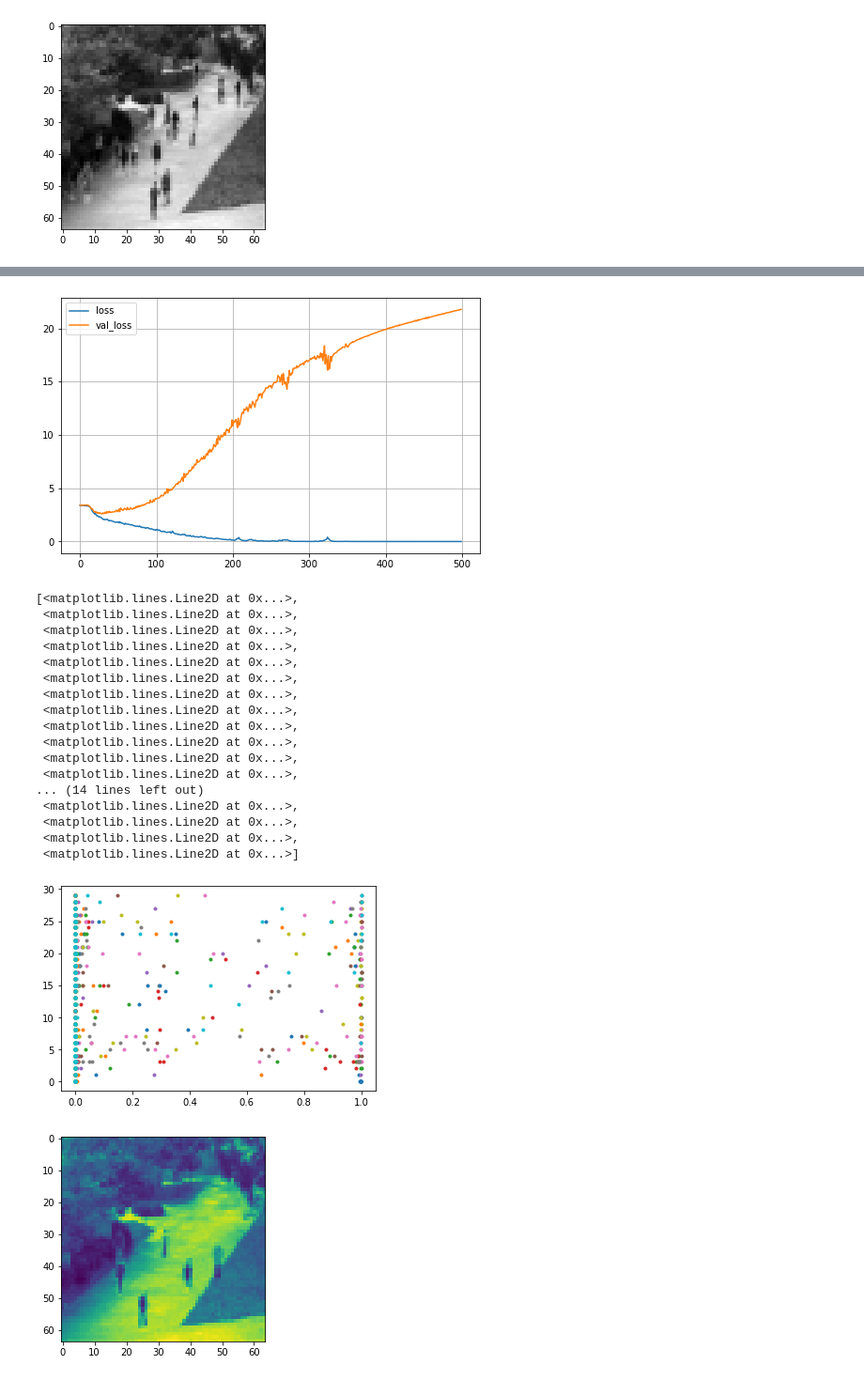
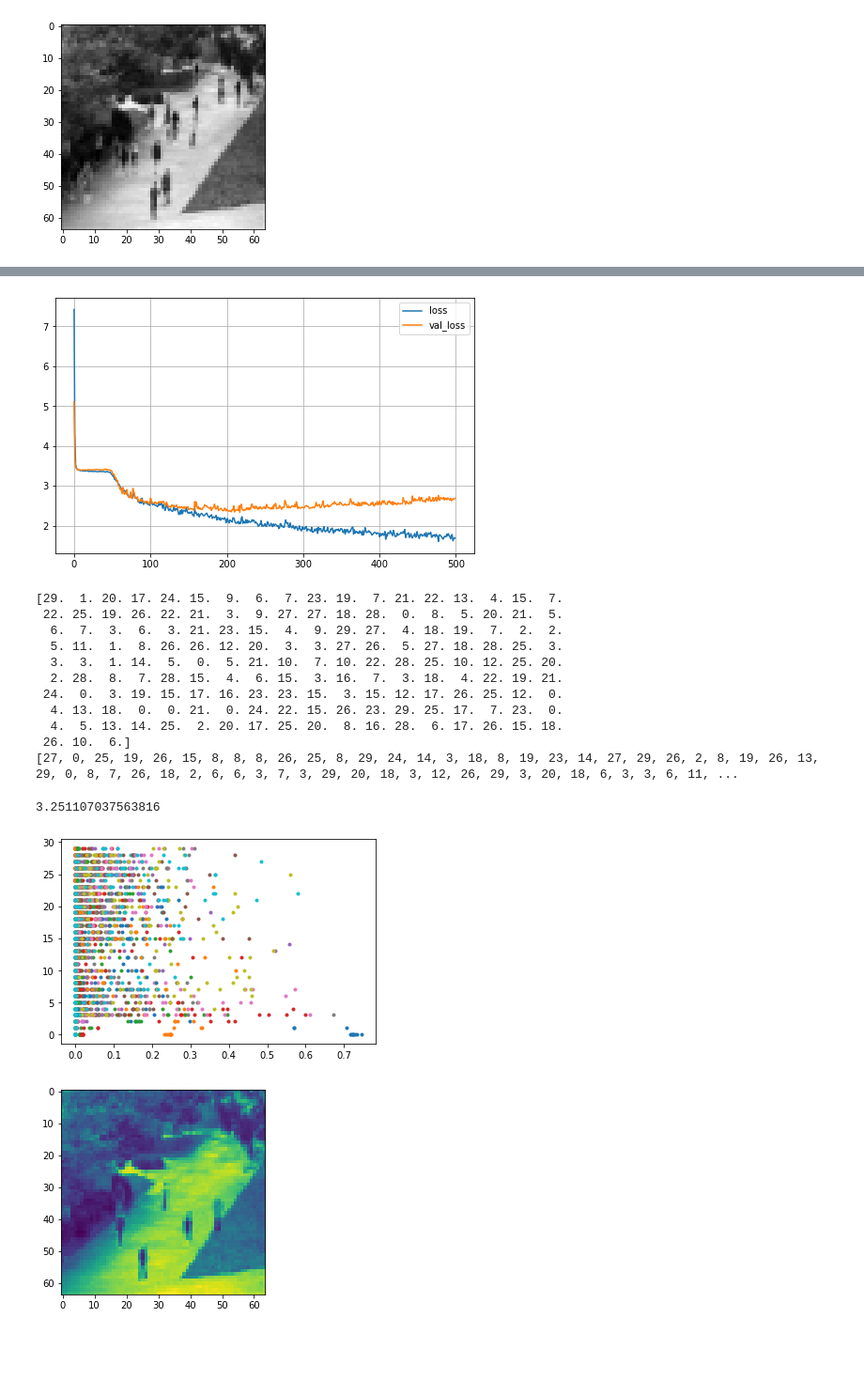
Before and after one commit to paubernabe/Aprenentatge-Automatic, a Jupyter notebook: TEOPR/P5-NN/paubernabe-p5-nn.ipynb, the cells around one changed output, grey strips where cells are left out. Shown at 94% size. Drawn from its saved outputs; the diff is of its cells as text; code cells hidden in the pictures; blank space fills up the shorter version.

```diff
--- a/TEOPR/P5-NN/paubernabe-p5-nn.ipynb
+++ b/TEOPR/P5-NN/paubernabe-p5-nn.ipynb
@@ -77,9 +77,9 @@ keras.backend.clear_session()
 np.random.seed(42)
 tf.random.set_seed(42)
 history = {}
-# %%
-X_train = X_train.reshape(X_train.shape[0], X_train.shape[1], X_train.shape[2], 1)
-X_val = X_val.reshape(X_val.shape[0], X_val.shape[1], X_val.shape[2], 1)
+# %%
+X_train = X_train[..., np.newaxis]
+X_val = X_val[..., np.newaxis]
 # %%
 from functools import partial
 
@@ -88,13 +88,20 @@ DefaultConv2D = partial(keras.layers.Conv2D,
 
 # create the model
 model = keras.models.Sequential([
-    DefaultConv2D(filters=64, kernel_size=3, input_shape=[64, 64, 1]),
+    DefaultConv2D(filters=32, kernel_size=3, input_shape=[64, 64, 1]),
     keras.layers.MaxPooling2D(pool_size=2),
-    DefaultConv2D(filters=128, input_shape=[32, 32, 1]),
+    keras.layers.Dropout(0.2),
+    DefaultConv2D(filters=64),
     keras.layers.MaxPooling2D(pool_size=2),
-    keras.layers.Flatten(input_shape=[16, 16, 1]),
+    keras.layers.Dropout(0.2),
+    DefaultConv2D(filters=128),
+    keras.layers.MaxPooling2D(pool_size=2),
+    keras.layers.Dropout(0.2),
+    keras.layers.Flatten(),
+    keras.layers.Dense(units=64, activation='relu', kernel_regularizer=keras.regularizers.l2(0.05)),
+    keras.layers.Dropout(0.2),
     keras.layers.Dense(units=64, activation='relu'),
-    keras.layers.Dense(units=64, activation='relu'),
+    keras.layers.Dropout(0.2),
     keras.layers.Dense(units=30, activation='softmax')
 ])
 # %%
@@ -161,31 +175,30 @@ plt.grid(True)
 #plt.gca().set_ylim(0.4, 0.8)
 plt.show()
 # %% [output]
-[figure, old version]
+[figure, new version]
 # %%
 y_model1 = model.predict(X_val)
-
 plt.plot(y_model1,y_val,'.')
-#np.sqrt(mean_squared_error(y_model1,y_val))
+print(y_val)
+y_model_output = []
+for i in y_model1:
+    y_model_output.append(np.argmax(i))
+print(y_model_output)
+np.sqrt(mean_squared_error(y_model_output,y_val))
 # %% [output]
-[<matplotlib.lines.Line2D at 0x...>,
- <matplotlib.lines.Line2D at 0x...>,
- <matplotlib.lines.Line2D at 0x...>,
- <matplotlib.lines.Line2D at 0x...>,
- <matplotlib.lines.Line2D at 0x...>,
- <matplotlib.lines.Line2D at 0x...>,
- <matplotlib.lines.Line2D at 0x...>,
- <matplotlib.lines.Line2D at 0x...>,
- <matplotlib.lines.Line2D at 0x...>,
- <matplotlib.lines.Line2D at 0x...>,
- <matplotlib.lines.Line2D at 0x...>,
- <matplotlib.lines.Line2D at 0x...>,
-... (14 lines left out)
- <matplotlib.lines.Line2D at 0x...>,
- <matplotlib.lines.Line2D at 0x...>,
- <matplotlib.lines.Line2D at 0x...>,
- <matplotlib.lines.Line2D at 0x...>]
+[29.  1. 20. 17. 24. 15.  9.  6.  7. 23. 19.  7. 21. 22. 13.  4. 15.  7.
+ 22. 25. 19. 26. 22. 21.  3.  9. 27. 27. 18. 28.  0.  8.  5. 20. 21.  5.
+  6.  7.  3.  6.  3. 21. 23. 15.  4.  9. 29. 27.  4. 18. 19.  7.  2.  2.
+  5. 11.  1.  8. 26. 26. 12. 20.  3.  3. 27. 26.  5. 27. 18. 28. 25.  3.
+  3.  3.  1. 14.  5.  0.  5. 21. 10.  7. 10. 22. 28. 25. 10. 12. 25. 20.
+  2. 28.  8.  7. 28. 15.  4.  6. 15.  3. 16.  7.  3. 18.  4. 22. 19. 21.
+ 24.  0.  3. 19. 15. 17. 16. 23. 23. 15.  3. 15. 12. 17. 26. 25. 12.  0.
+  4. 13. 18.  0.  0. 21.  0. 24. 22. 15. 26. 23. 29. 25. 17.  7. 23.  0.
+  4.  5. 13. 14. 25.  2. 20. 17. 25. 20.  8. 16. 28.  6. 17. 26. 15. 18.
+ 26. 10.  6.]
+[27, 0, 25, 19, 26, 15, 8, 8, 8, 26, 25, 8, 29, 24, 14, 3, 18, 8, 19, 23, 14, 27, 29, 26, 2, 8, 19, 26, 13, 29, 0, 8, 7, 26, 18, 2, 6, 6, 3, 7, 3, 29, 20, 18, 3, 12, 26, 29, 3, 20, 18, 6, 3, 3, 6, 11, ...
+3.251107037563816
-[figure, old version]
+[figure, new version]
 # %%
 ## evaluate test and generate submission
 test_dir = '/kaggle/input/mlub-learning-to-count/test/test/'
```
Also changed, not shown: parts of 8 cells of this notebook.
